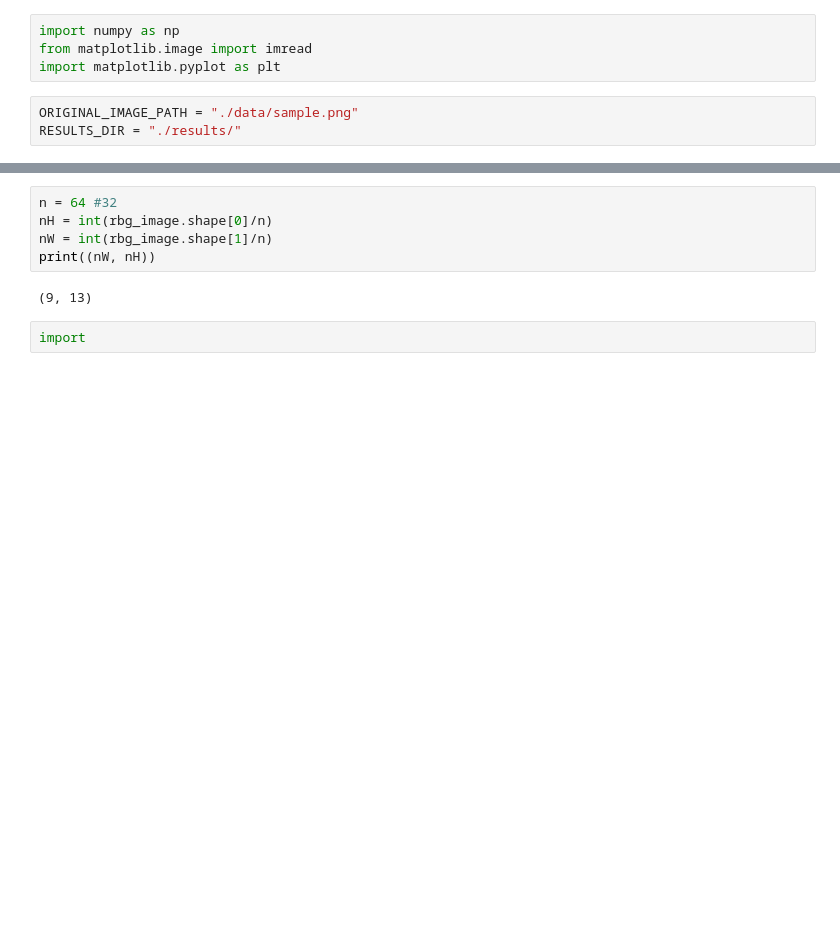
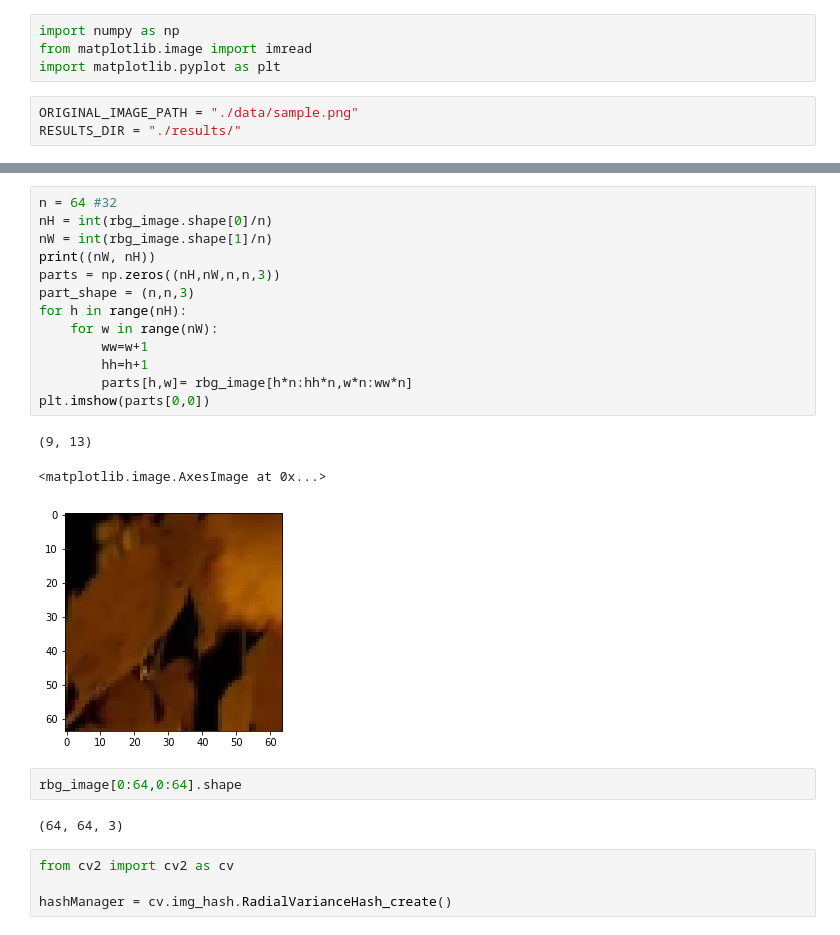
Before and after one commit to qeqs/infosec_mag, a Jupyter notebook: first.ipynb, the cells around one changed output, grey strips where cells are left out. Drawn from its saved outputs; the diff is of its cells as text; blank space fills up the shorter version.

```diff
--- a/first.ipynb
+++ b/first.ipynb
@@ -19,9 +19,25 @@ print(rbg_image.shape)
-# %%
-n = 64 #32
-nH = int(rbg_image.shape[0]/n)
-nW = int(rbg_image.shape[1]/n)
-print((nW, nH))
-# %% [output]
-(9, 13)
-# %%
-import
+# %%
+n = 64 #32
+nH = int(rbg_image.shape[0]/n)
+nW = int(rbg_image.shape[1]/n)
+print((nW, nH))
+parts = np.zeros((nH,nW,n,n,3))
+part_shape = (n,n,3)
+for h in range(nH):
+    for w in range(nW):
+        ww=w+1
+        hh=h+1
+        parts[h,w]= rbg_image[h*n:hh*n,w*n:ww*n]
+plt.imshow(parts[0,0])
+# %% [output]
+(9, 13)
+<matplotlib.image.AxesImage at 0x...>
+[figure, added]
+# %%
+rbg_image[0:64,0:64].shape
+# %% [output]
+(64, 64, 3)
+# %%
+from cv2 import cv2 as cv
+
+hashManager = cv.img_hash.RadialVarianceHash_create()
```
Also changed, not shown: parts of 3 cells of this notebook.
